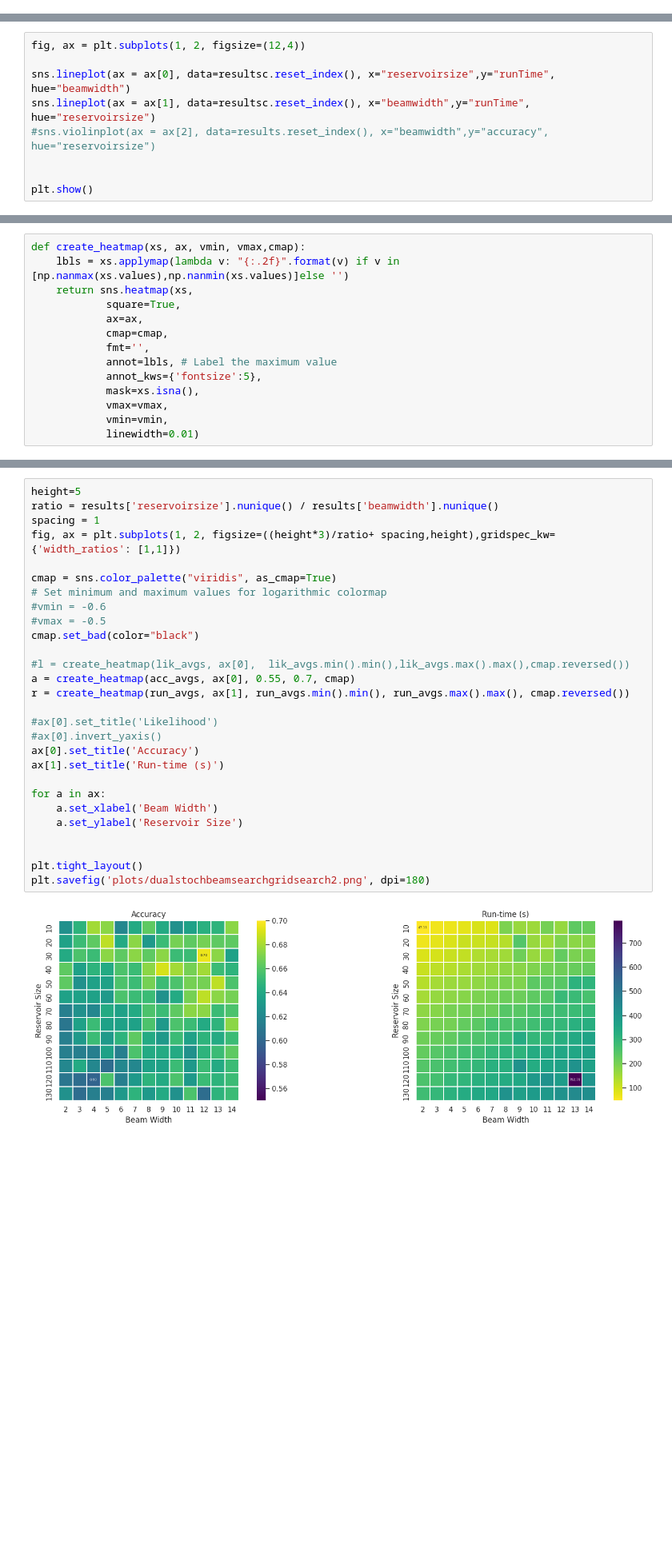
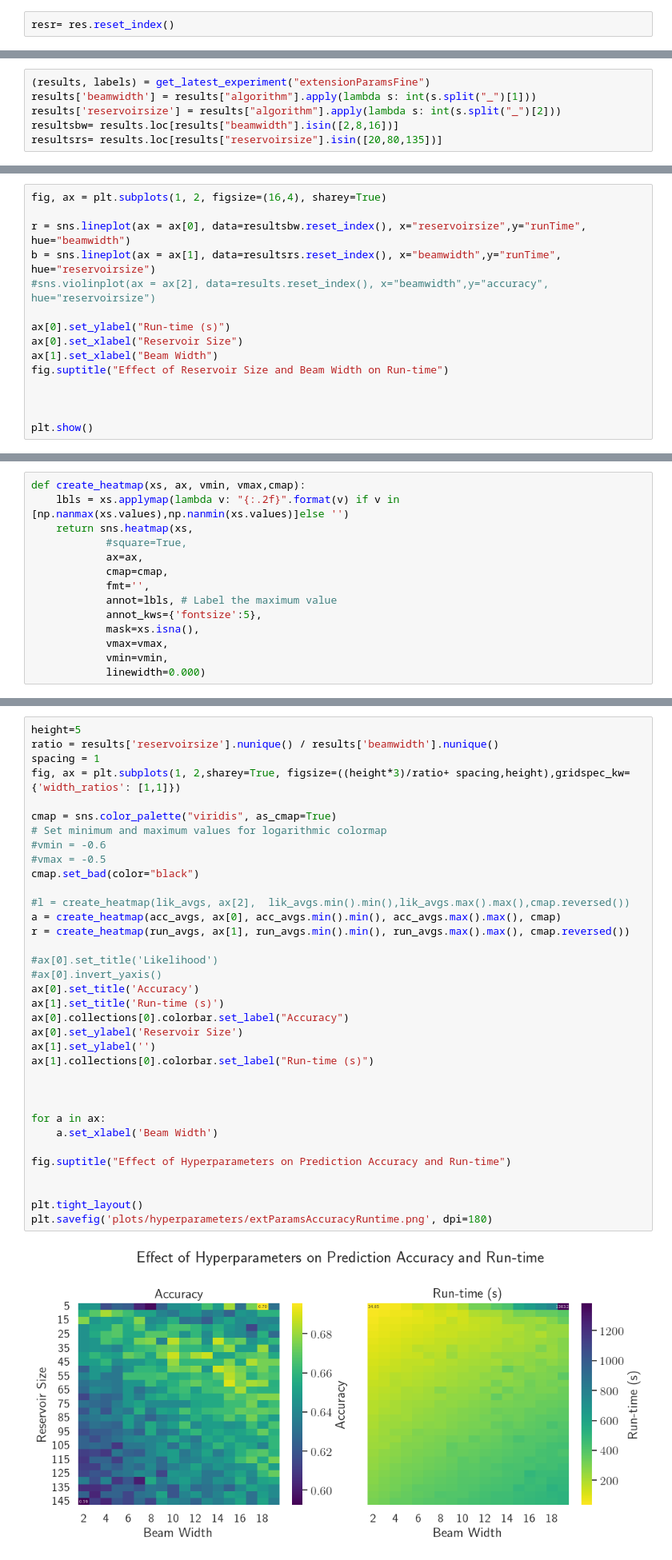
Before and after one commit to judah-daniels/protovoices-haskell, a Jupyter notebook: preprocessing/results.ipynb, the cells around one changed output, grey strips where cells are left out. Shown at 80% size. Cells and saved outputs as stored; diff of their text form; blank space fills up the shorter version.

```diff
--- a/preprocessing/results.ipynb
+++ b/preprocessing/results.ipynb
@@ -398,3 +705,5 @@ r
+# %%
+resr= res.reset_index()
 # %%
 fig, axes = plt.subplots(nrows=1, ncols=1,figsize=(29,7))
 
@@ -788,0 +1118,6 @@ Viewing latest result: 2023-04-28 14:23:14
+# %%
+(results, labels) = get_latest_experiment("extensionParamsFine")
+results['beamwidth'] = results["algorithm"].apply(lambda s: int(s.split("_")[1]))
+results['reservoirsize'] = results["algorithm"].apply(lambda s: int(s.split("_")[2]))
+resultsbw= results.loc[results["beamwidth"].isin([2,8,16])]
+resultsrs= results.loc[results["reservoirsize"].isin([20,80,135])]
@@ -791,9 +1148,15 @@ resultsc = pd.concat([resultsr,resultsb,results])
 # %%
-fig, ax = plt.subplots(1, 2, figsize=(12,4))
+fig, ax = plt.subplots(1, 2, figsize=(16,4), sharey=True)
 
-sns.lineplot(ax = ax[0], data=resultsc.reset_index(), x="reservoirsize",y="runTime", hue="beamwidth")
-sns.lineplot(ax = ax[1], data=resultsc.reset_index(), x="beamwidth",y="runTime", hue="reservoirsize")
+r = sns.lineplot(ax = ax[0], data=resultsbw.reset_index(), x="reservoirsize",y="runTime", hue="beamwidth")
+b = sns.lineplot(ax = ax[1], data=resultsrs.reset_index(), x="beamwidth",y="runTime", hue="reservoirsize")
 #sns.violinplot(ax = ax[2], data=results.reset_index(), x="beamwidth",y="accuracy", hue="reservoirsize")
+
+ax[0].set_ylabel("Run-time (s)")
+ax[0].set_xlabel("Reservoir Size")
+ax[1].set_xlabel("Beam Width")
+fig.suptitle("Effect of Reservoir Size and Beam Width on Run-time")
+
 
 
 plt.show()
@@ -809,7 +1172,7 @@ exp_id = results.index.get_level_values(0)[0].strftime('%Y%m%d%H%M%S')
 def create_heatmap(xs, ax, vmin, vmax,cmap):
     lbls = xs.applymap(lambda v: "{:.2f}".format(v) if v in [np.nanmax(xs.values),np.nanmin(xs.values)]else '')
     return sns.heatmap(xs,
-            square=True,
+            #square=True,
             ax=ax,
             cmap=cmap,
             fmt='',
@@ -818,7 +1181,7 @@ def create_heatmap(xs, ax, vmin, vmax,cmap):
             mask=xs.isna(),
             vmax=vmax,
             vmin=vmin,
-            linewidth=0.01)
+            linewidth=0.000)
 # %%
 results.corr()
 # %% [output]
@@ -844,33 +1248,40 @@ run_avgs = get_avgs(results, 'runTime')
 # %%
 height=5
 ratio = results['reservoirsize'].nunique() / results['beamwidth'].nunique()
 spacing = 1
-fig, ax = plt.subplots(1, 2, figsize=((height*3)/ratio+ spacing,height),gridspec_kw={'width_ratios': [1,1]})
+fig, ax = plt.subplots(1, 2,sharey=True, figsize=((height*3)/ratio+ spacing,height),gridspec_kw={'width_ratios': [1,1]})
 
 cmap = sns.color_palette("viridis", as_cmap=True)
 # Set minimum and maximum values for logarithmic colormap
 #vmin = -0.6
 #vmax = -0.5
 cmap.set_bad(color="black")
 
-#l = create_heatmap(lik_avgs, ax[0],  lik_avgs.min().min(),lik_avgs.max().max(),cmap.reversed())
-a = create_heatmap(acc_avgs, ax[0], 0.55, 0.7, cmap)
+#l = create_heatmap(lik_avgs, ax[2],  lik_avgs.min().min(),lik_avgs.max().max(),cmap.reversed())
+a = create_heatmap(acc_avgs, ax[0], acc_avgs.min().min(), acc_avgs.max().max(), cmap)
 r = create_heatmap(run_avgs, ax[1], run_avgs.min().min(), run_avgs.max().max(), cmap.reversed())
 
 #ax[0].set_title('Likelihood')
 #ax[0].invert_yaxis()
 ax[0].set_title('Accuracy')
 ax[1].set_title('Run-time (s)')
+ax[0].collections[0].colorbar.set_label("Accuracy")
+ax[0].set_ylabel('Reservoir Size')
+ax[1].set_ylabel('')
+ax[1].collections[0].colorbar.set_label("Run-time (s)")
+
+
 
 for a in ax:
     a.set_xlabel('Beam Width')
-    a.set_ylabel('Reservoir Size')
+
+fig.suptitle("Effect of Hyperparameters on Prediction Accuracy and Run-time")
 
 
 plt.tight_layout()
-plt.savefig('plots/dualstochbeamsearchgridsearch2.png', dpi=180)
+plt.savefig('plots/hyperparameters/extParamsAccuracyRuntime.png', dpi=180)
 # %% [output]
-[figure, old version]
+[figure, new version]
 # %% [markdown]
 # Heuristic Search vs baseline
 # %% [markdown]
```
Also changed, not shown: parts of 94 cells of this notebook, 28 other files.
